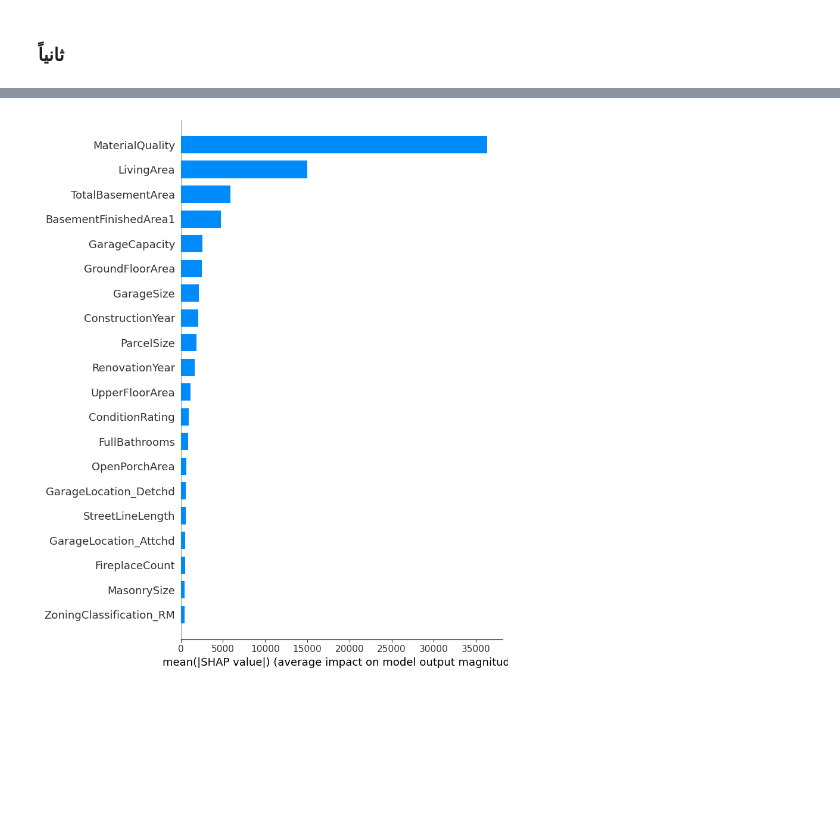
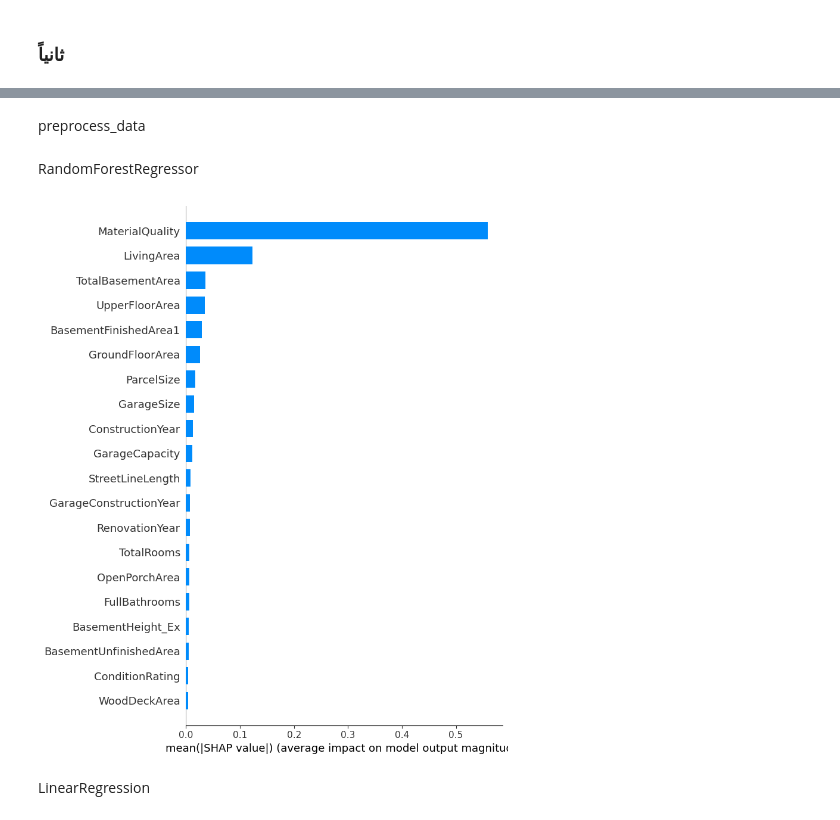
Before and after one commit to tonybotros1/ML-HM1, a Jupyter notebook: code.ipynb, the cells around one changed output, grey strips where cells are left out. Drawn from its saved outputs; the diff is of its cells as text; code cells hidden in the pictures; blank space fills up the shorter version.

```diff
--- a/code.ipynb
+++ b/code.ipynb
@@ -280,0 +346,7 @@ def preprocess_data(data):
+# %%
+columns_to_drop=['Id','AlleyAccessType','FunctionalityRating','KitchenAbvGr',
+                 'ElectricalSystem','AirConditioning','HeatingType','BasementFinish2',
+                 'BasementCondition','ExteriorCondition','RoofMaterial','RoofType',
+                 'DwellingType','RoadProximity2','RoadProximity1','TerrainSlope',
+                 'UtilityAvailability']
+data.drop(columns=columns_to_drop, inplace=True)
@@ -390,4 +404,2 @@ def shap_importance(data):
-# %%
-shap_importance(data)
-# %% [output]
-[figure, removed]
+# %% [markdown]
+preprocess_data
@@ -393,0 +436,39 @@ shap_importance(data)
+# %% [markdown]
+RandomForestRegressor
+# %%
+def tree_based_importance( X_train, X_test, y_train, y_test,top_n=20):
+    pipeline = Pipeline(steps=[
+        ('preprocessor', preprocessor),
+        ('regressor', RandomForestRegressor(n_estimators=100, random_state=42))
+    ])
+
+    pipeline.fit(X_train, y_train)
+
+    model = pipeline.named_steps['regressor']
+    importances = model.feature_importances_
+
+    feature_names = (X_train.select_dtypes(include=['int64', 'float64']).columns.tolist() +
+                     pipeline.named_steps['preprocessor']
+                     .transformers_[1][1]
+                     .named_steps['onehot']
+                     .get_feature_names_out(X_train.select_dtypes(include=['object']).columns).tolist())
+    indices = np.argsort(importances)[::-1]
+    top_features = [feature_names[i] for i in indices[:top_n]]
+
+    # تحويل القيم لتكون مصفوفة
+    shap_values = np.zeros((X_train.shape[0], len(feature_names)))
+    for i in range(len(feature_names)):
+        shap_values[:, i] = importances[i]
+
+    shap.summary_plot(shap_values, features=pipeline.named_steps['preprocessor'].transform(X_train), feature_names=feature_names, plot_type="bar")
+
+    X_train_selected = pd.DataFrame(pipeline.named_steps['preprocessor'].transform(X_train), columns=feature_names)[top_features]
+    X_test_selected = pd.DataFrame(pipeline.named_steps['preprocessor'].transform(X_test), columns=feature_names)[top_features]
+
+    return top_features, X_train_selected, X_test_selected
+# %%
+top_features_tree_based ,  X_train_selected_tree_based, X_test_selected_tree_based=tree_based_importance( X_train, X_test, y_train, y_test)
+# %% [output]
+[figure, added]
+# %% [markdown]
+LinearRegression
```
Also changed, not shown: parts of 134 cells of this notebook, 8 other files.
